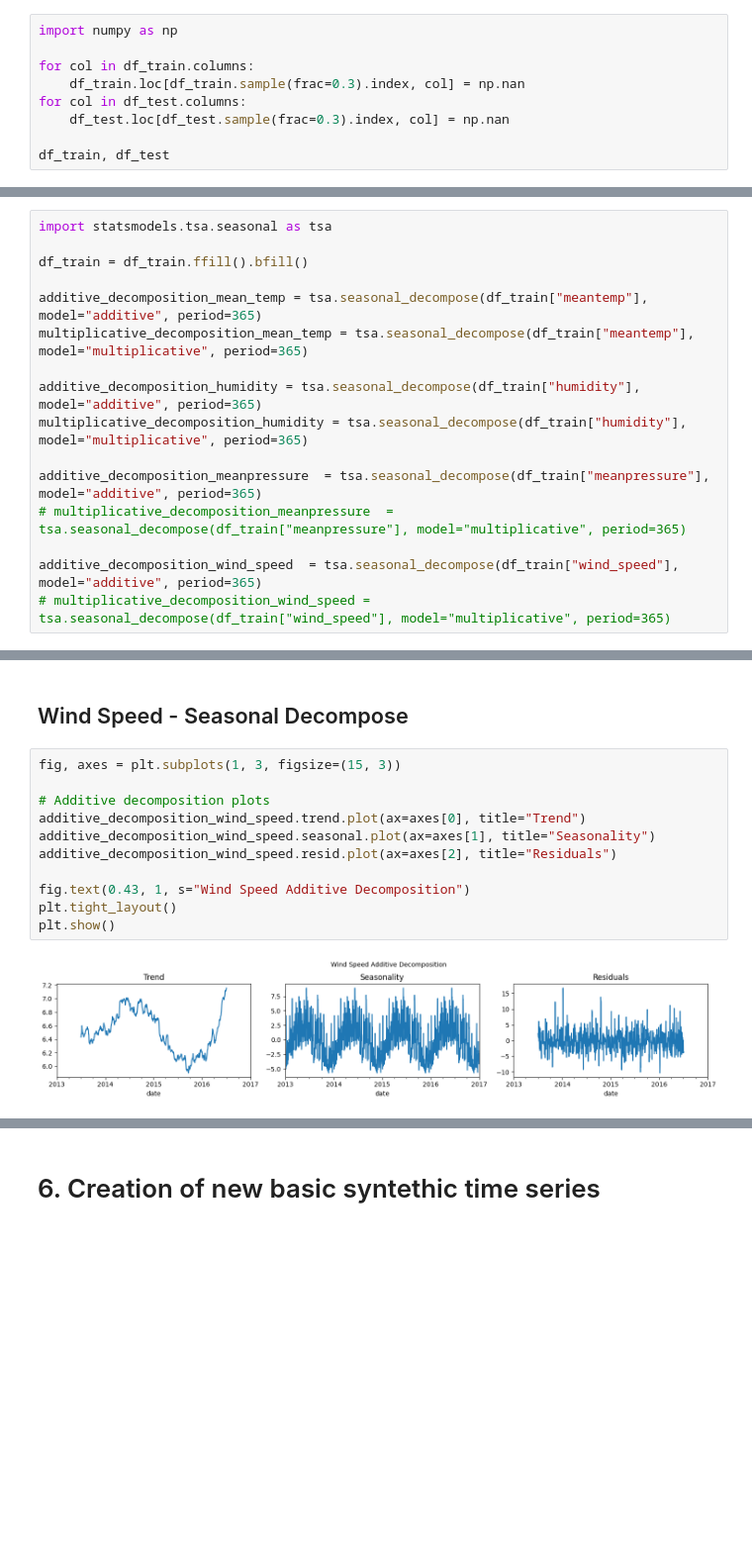
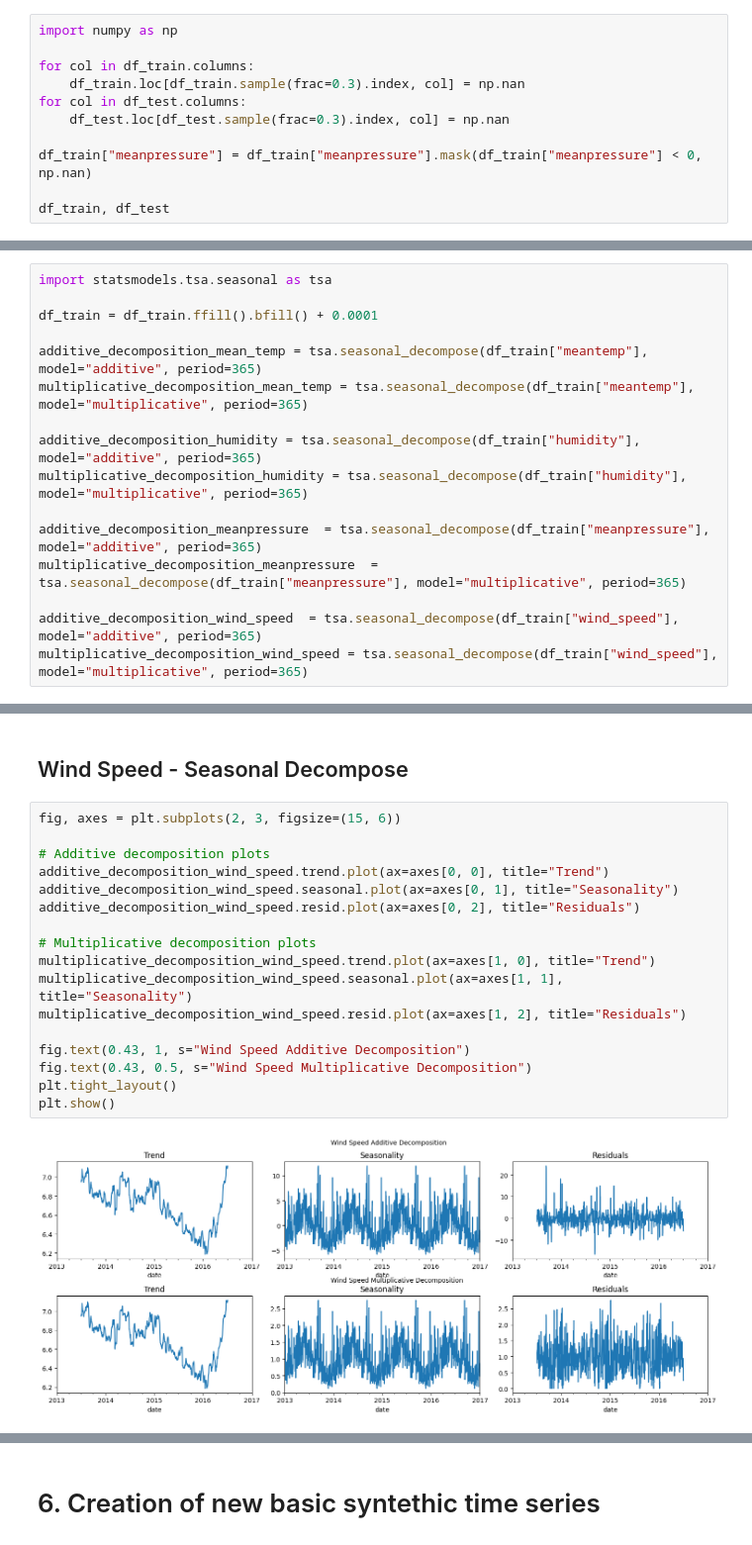
Before and after one commit to porojanmadalin/TSA, a Jupyter notebook: a01.ipynb, the cells around one changed output, grey strips where cells are left out. Shown at 99% size. Saved outputs shown, nothing was run; the diff lists cells and outputs as text; blank space fills up the shorter version.

```diff
--- a/a01.ipynb
+++ b/a01.ipynb
@@ -134,6 +134,8 @@ for col in df_train.columns:
 for col in df_test.columns:
     df_test.loc[df_test.sample(frac=0.3).index, col] = np.nan
 
+df_train["meanpressure"] = df_train["meanpressure"].mask(df_train["meanpressure"] < 0, np.nan)
+
 df_train, df_test
 # %% [output]
 (             meantemp    humidity  wind_speed  meanpressure
@@ -199,7 +201,7 @@ visualize_dataset(df_train_ma, df_test_ma)
 # %%
 import statsmodels.tsa.seasonal as tsa
 
-df_train = df_train.ffill().bfill()
+df_train = df_train.ffill().bfill() + 0.0001
 
 additive_decomposition_mean_temp = tsa.seasonal_decompose(df_train["meantemp"], model="additive", period=365)
 multiplicative_decomposition_mean_temp = tsa.seasonal_decompose(df_train["meantemp"], model="multiplicative", period=365)
@@ -208,10 +210,10 @@ additive_decomposition_humidity = tsa.seasonal_decompose(df_train["humidity"], m
 multiplicative_decomposition_humidity = tsa.seasonal_decompose(df_train["humidity"], model="multiplicative", period=365)
 
 additive_decomposition_meanpressure  = tsa.seasonal_decompose(df_train["meanpressure"], model="additive", period=365)
-# multiplicative_decomposition_meanpressure  = tsa.seasonal_decompose(df_train["meanpressure"], model="multiplicative", period=365)
+multiplicative_decomposition_meanpressure  = tsa.seasonal_decompose(df_train["meanpressure"], model="multiplicative", period=365)
 
 additive_decomposition_wind_speed  = tsa.seasonal_decompose(df_train["wind_speed"], model="additive", period=365)
-# multiplicative_decomposition_wind_speed = tsa.seasonal_decompose(df_train["wind_speed"], model="multiplicative", period=365)
+multiplicative_decomposition_wind_speed = tsa.seasonal_decompose(df_train["wind_speed"], model="multiplicative", period=365)
 # %% [markdown]
 ## Mean Temp - Seasonal Decompose
 # %%
@@ -275,15 +322,21 @@ plt.show()
 # %% [markdown]
 ## Wind Speed - Seasonal Decompose
 # %%
-fig, axes = plt.subplots(1, 3, figsize=(15, 3))
+fig, axes = plt.subplots(2, 3, figsize=(15, 6))
 
 # Additive decomposition plots
-additive_decomposition_wind_speed.trend.plot(ax=axes[0], title="Trend")
-additive_decomposition_wind_speed.seasonal.plot(ax=axes[1], title="Seasonality")
-additive_decomposition_wind_speed.resid.plot(ax=axes[2], title="Residuals")
+additive_decomposition_wind_speed.trend.plot(ax=axes[0, 0], title="Trend")
+additive_decomposition_wind_speed.seasonal.plot(ax=axes[0, 1], title="Seasonality")
+additive_decomposition_wind_speed.resid.plot(ax=axes[0, 2], title="Residuals")
+
+# Multiplicative decomposition plots
+multiplicative_decomposition_wind_speed.trend.plot(ax=axes[1, 0], title="Trend")
+multiplicative_decomposition_wind_speed.seasonal.plot(ax=axes[1, 1], title="Seasonality")
+multiplicative_decomposition_wind_speed.resid.plot(ax=axes[1, 2], title="Residuals")
 
 fig.text(0.43, 1, s="Wind Speed Additive Decomposition")
+fig.text(0.43, 0.5, s="Wind Speed Multiplicative Decomposition")
 plt.tight_layout()
 plt.show()
 # %% [output]
-[figure, old version]
+[figure, new version]
```
Also changed, not shown: parts of 22 cells of this notebook.
